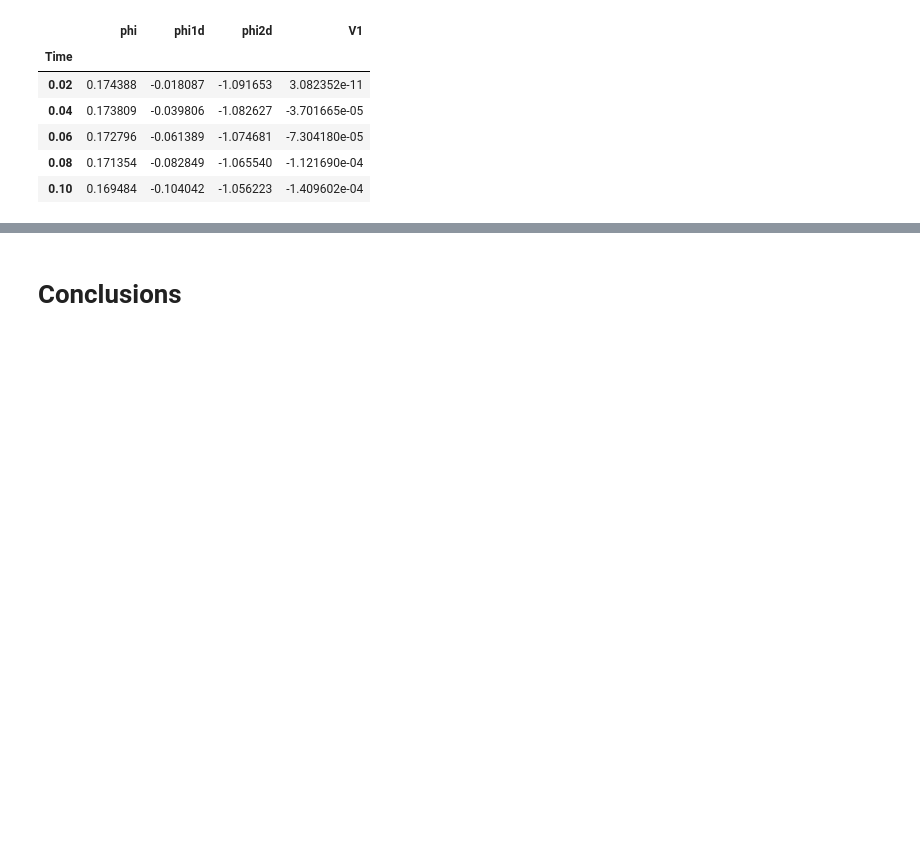
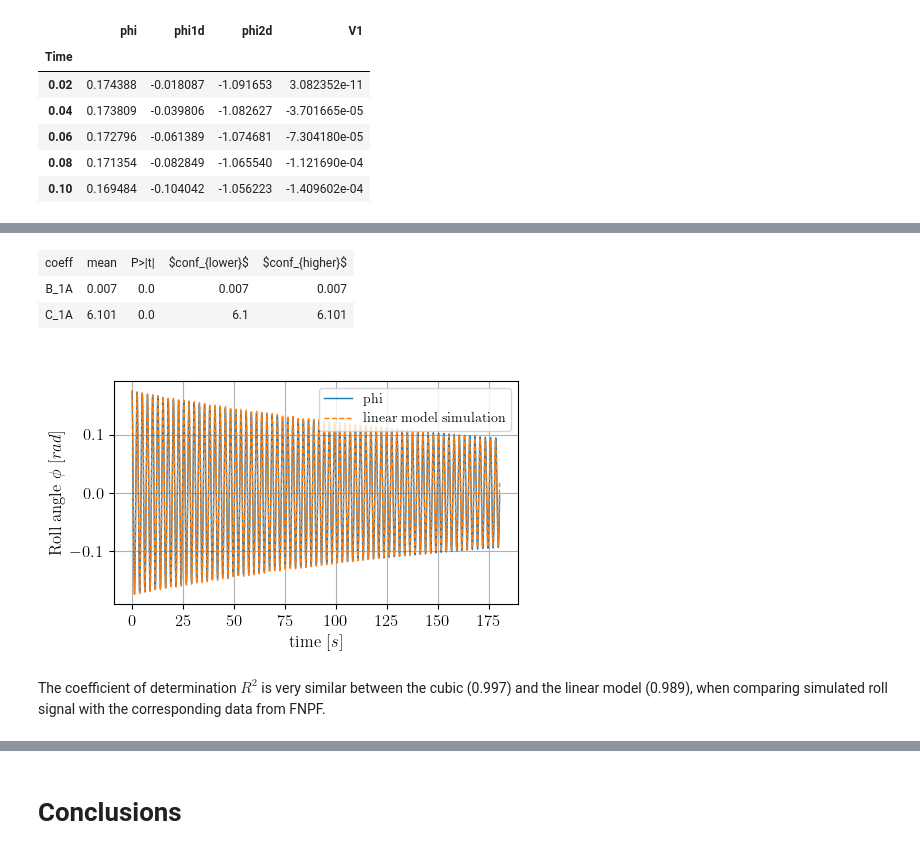
Before and after one commit to martinlarsalbert/roll_decay_damping, a Jupyter notebook: reports/report/01.1.report.ipynb, the cells around one changed output, grey strips where cells are left out. Saved outputs shown, nothing was run; the diff lists cells and outputs as text; code cells hidden in the pictures; blank space fills up the shorter version.

```diff
--- a/reports/report/01.1.report.ipynb
+++ b/reports/report/01.1.report.ipynb
@@ -493,0 +447,4 @@ Equation(acceleration_equation_linear, acceleration_equation_linear)
+# %%
+acceleration_equation_linear_x = sp.Eq(y_,
+                                      acceleration_equation_linear.rhs.subs(subs2))
+Equation(acceleration_equation_linear_x,'acceleration_equation_cubic_x')
@@ -493,0 +458,7 @@ Equation(acceleration_equation_linear, acceleration_equation_linear)
+# %%
+X2_ = sp.MatrixSymbol('X2', 1, len(xs2))
+
+X_matrix2 = sp.Matrix(list(subs2.keys())).T
+eq_X2 = sp.Eq(X2_,
+             X_matrix2)
+Equation(eq_X2, label='eq_X2')
@@ -493,0 +472,4 @@ Equation(acceleration_equation_linear, acceleration_equation_linear)
+# %%
+eq_beta2 = sp.Eq(beta2_,
+                sp.linear_eq_to_matrix([acceleration_equation_linear_x.rhs],xs2)[0].T)
+eq_beta2
@@ -493,0 +478,5 @@ Equation(acceleration_equation_linear, acceleration_equation_linear)
+# %%
+X2 = regression.calculate_features(data=data, eq_X=eq_X2, beta=eq_beta2.rhs)
+model2 = sm.OLS(y,X2)
+results2 = model2.fit()
+results2.summary()
@@ -494,11 +504,36 @@ Equation(acceleration_equation_linear, acceleration_equation_linear)
+# %%
+df_results2 = src.visualization.regression.results_summary_to_dataframe(results2)
+
+df_table = df_results2.reset_index()
+df_table = df_table.round(decimals=3)
+
+lt = LateXTable(df_table, rename={'index':'coeff','coeff':'mean'}, caption='Parameters estimation linear model', label='parameters')
+lt
+# %% [output]
+| coeff | mean | P>|t| | $conf_{lower}$ | $conf_{higher}$ |
+| B_1A | 0.007 | 0.0 | 0.007 | 0.007 |
+| C_1A | 6.101 | 0.0 | 6.1 | 6.101 |
+# %% [markdown]
+<a id="fig_sim_linear"></a>
 # %%
 
 lambda_phi2d2 = lambdify(sp.solve(acceleration_equation_linear, symbols.phi_dot_dot)[0])
 
-df_results2 = results_summary_to_dataframe(results2)
+df_results2 = src.visualization.regression.results_summary_to_dataframe(results2)
 df_sim2 = simulate(data=data, df_results=df_results2, lambda_phi2d=lambda_phi2d2)
 
 fig,ax=plt.subplots()
 rolldecay.plot(data, y='phi', ax=ax)
-rolldecay.plot(df_sim2, y='phi', ax=ax)
+rolldecay.plot(df_sim2, y='phi', ax=ax, label='linear model simulation', style='--')
 ax.legend();
+# %% [output]
+[figure, added]
+# %%
+r2_cubic = r2_score(y_true=data['phi'], y_pred=df_sim['phi'])
+r2_linear = r2_score(y_true=data['phi'], y_pred=df_sim2['phi'])
+
+Markdown(f"""The coefficient of determination $R^2$ is very similar between the cubic ({np.round(r2_cubic,3)}) and
+         the linear model  ({np.round(r2_linear,3)}), when comparing simulated roll signal with the corresponding data from FNPF.""")
+# %% [output]
+The coefficient of determination $R^2$ is very similar between the cubic (0.997) and
+         the linear model  (0.989), when comparing simulated roll signal with the corresponding data from FNPF.
```
Also changed, not shown: parts of 43 cells of this notebook, 5 other files.
